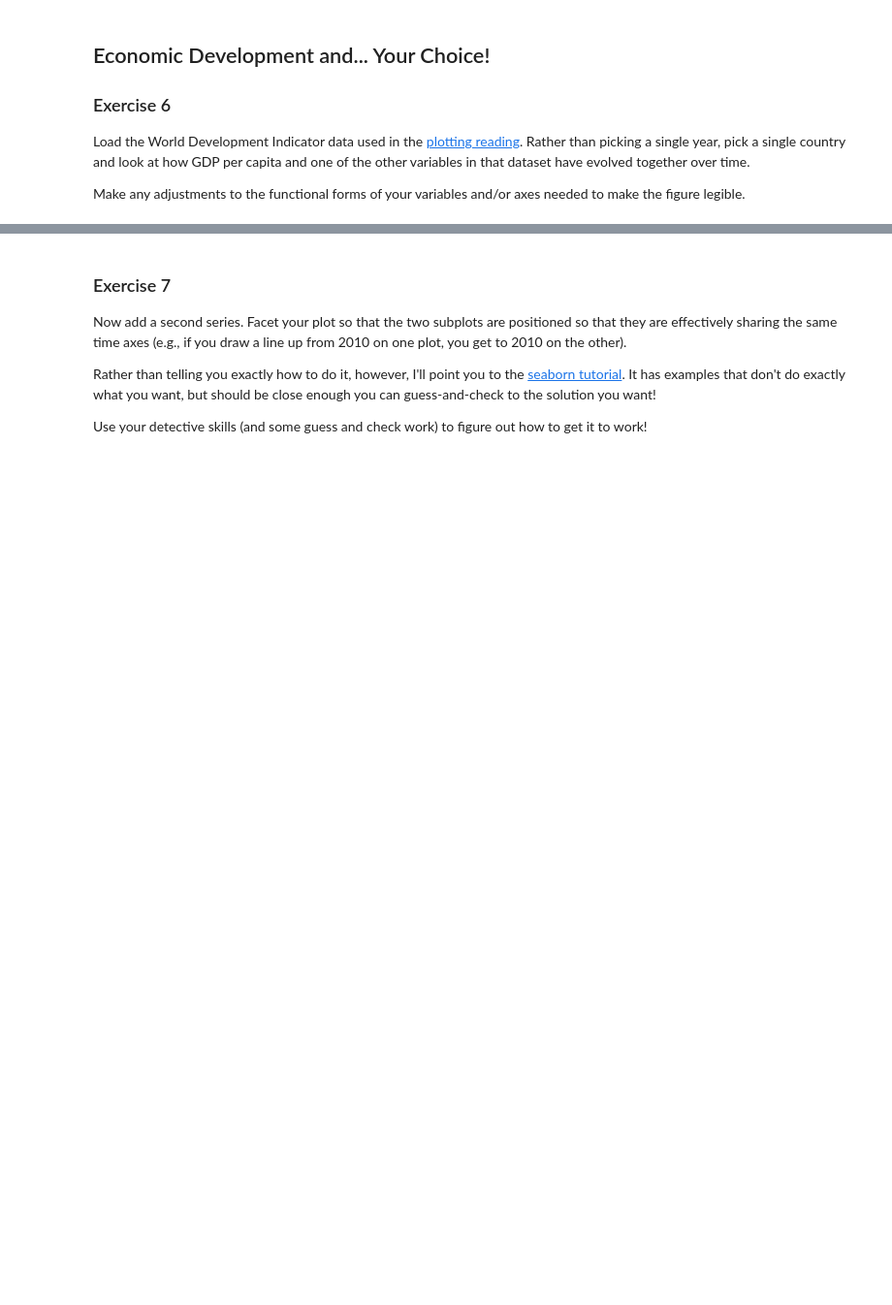
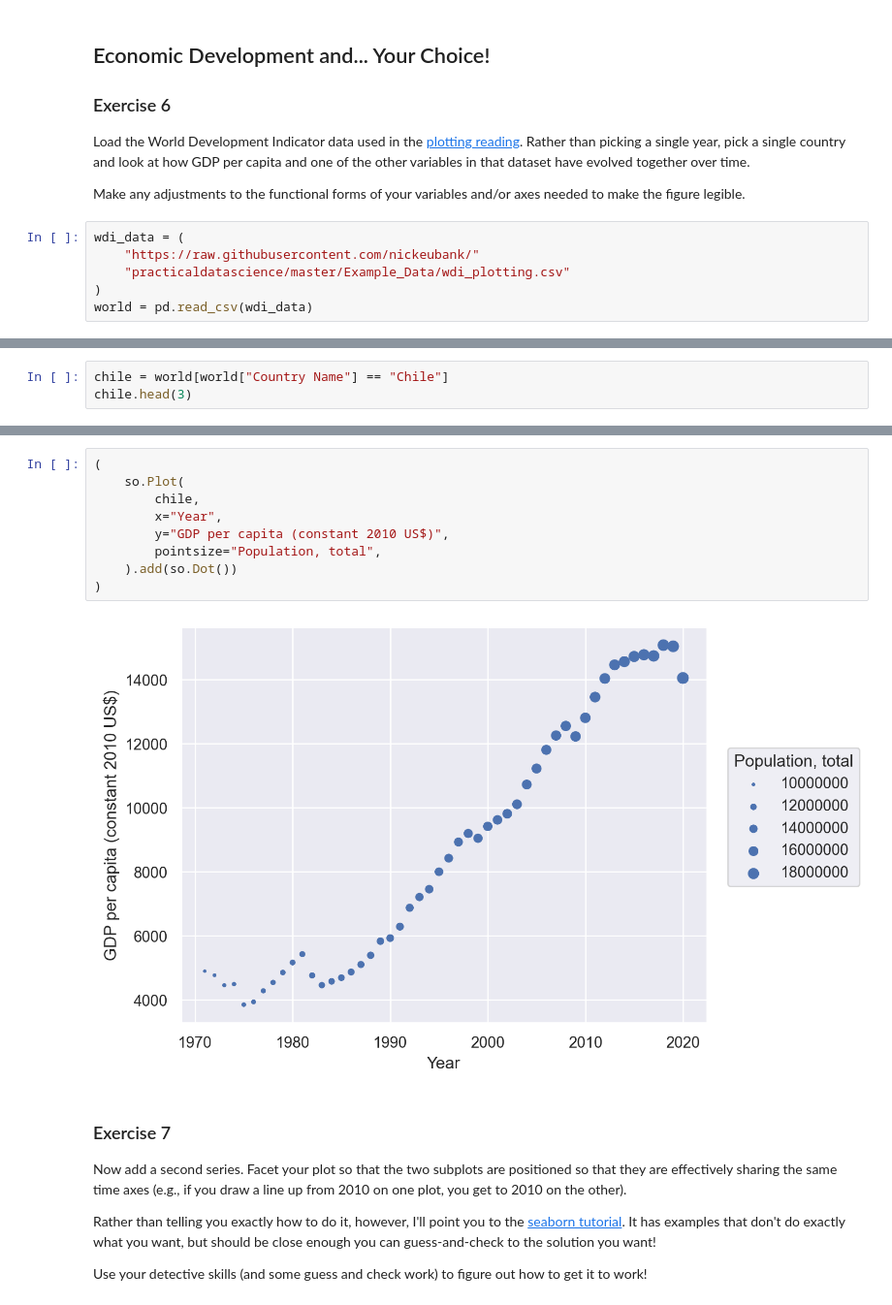
Before and after one commit to BarbaraPFloresRios/IDS720_PracticalDataScience, a Jupyter notebook: 20231019_ExercisePlottingPart1/Exercise_plotting_part1.ipynb, the cells around one changed output, grey strips where cells are left out. Shown: that part at 97% size. Cells and saved outputs as stored; diff of their text form; blank space fills up the shorter version.

```diff
--- a/20231019_ExercisePlottingPart1/Exercise_plotting_part1.ipynb
+++ b/20231019_ExercisePlottingPart1/Exercise_plotting_part1.ipynb
@@ -139,3 +141,9 @@ Review you plots. How does your impression of how these datasets differ from wha
 Load the World Development Indicator data used in the [plotting reading](https://nickeubank.github.io/practicaldatascience_book/notebooks/class_5/week_2/20_plotting_with_seaborn.html). Rather than picking a single year, pick a single country and look at how GDP per capita and one of the other variables in that dataset have evolved together over time.
 
 Make any adjustments to the functional forms of your variables and/or axes needed to make the figure legible.
+# %%
+wdi_data = (
+    "https://raw.githubusercontent.com/nickeubank/"
+    "practicaldatascience/master/Example_Data/wdi_plotting.csv"
+)
+world = pd.read_csv(wdi_data)
@@ -141,0 +180,3 @@ Make any adjustments to the functional forms of your variables and/or axes neede
+# %%
+chile = world[world["Country Name"] == "Chile"]
+chile.head(3)
@@ -142,3 +195,14 @@ Make any adjustments to the functional forms of your variables and/or axes neede
+# %%
+(
+    so.Plot(
+        chile,
+        x="Year",
+        y="GDP per capita (constant 2010 US$)",
+        pointsize="Population, total",
+    ).add(so.Dot())
+)
+# %% [output]
+[figure, added]
 # %% [markdown]
 ### Exercise 7
 
```
Also changed, not shown: parts of 6 cells of this notebook.
